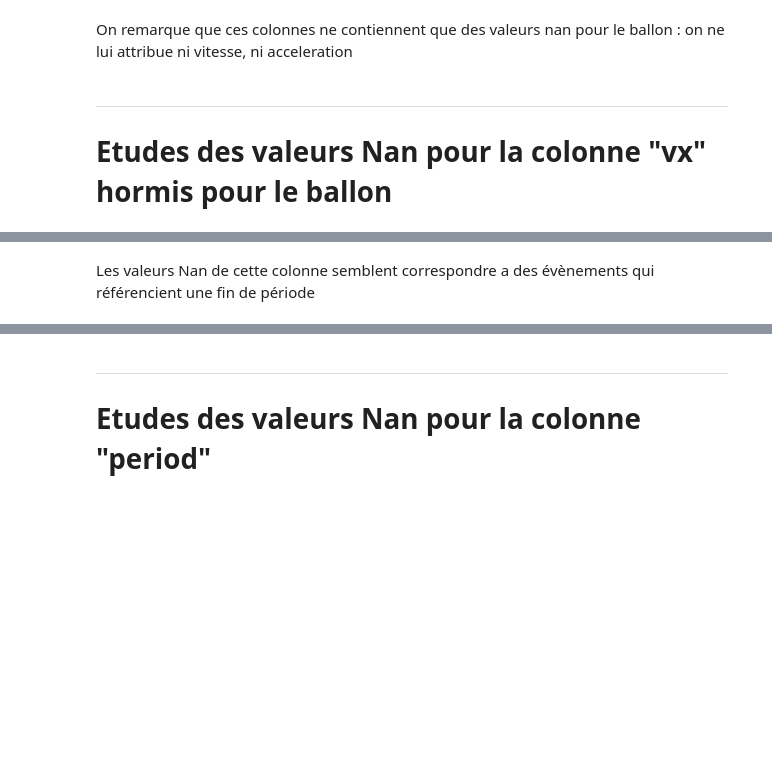
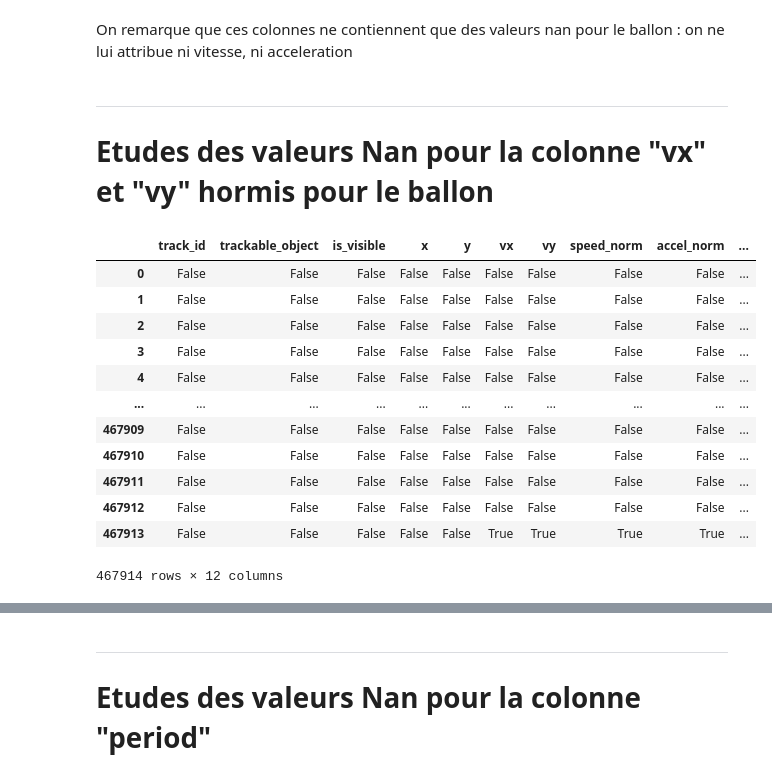
Before and after one commit to Nathan7128/PROJET-4A, a Jupyter notebook: Donnees_manquantes/freeze_frames_data.ipynb, the cells around one changed output, grey strips where cells are left out. Saved outputs shown, nothing was run; the diff lists cells and outputs as text; code cells hidden in the pictures; blank space fills up the shorter version.

```diff
--- a/Donnees_manquantes/freeze_frames_data.ipynb
+++ b/Donnees_manquantes/freeze_frames_data.ipynb
@@ -46,6 +51,22 @@ print(freeze_frames[freeze_frames.trackable_object == 55].vx.unique(),
 On remarque que ces colonnes ne contiennent que des valeurs nan pour le ballon : on ne lui attribue ni vitesse, ni acceleration
 # %% [markdown]
 ---
-# Etudes des valeurs Nan pour la colonne "vx" hormis pour le ballon
+# Etudes des valeurs Nan pour la colonne "vx" et "vy" hormis pour le ballon
+# %%
+freeze_frames.isna()
+# %% [output]
+|  | track_id | trackable_object | is_visible | x | y | vx | vy | speed_norm | accel_norm | ... |
+| 0 | False | False | False | False | False | False | False | False | False | ... |
+| 1 | False | False | False | False | False | False | False | False | False | ... |
+| 2 | False | False | False | False | False | False | False | False | False | ... |
+| 3 | False | False | False | False | False | False | False | False | False | ... |
+| 4 | False | False | False | False | False | False | False | False | False | ... |
+| ... | ... | ... | ... | ... | ... | ... | ... | ... | ... | ... |
+| 467909 | False | False | False | False | False | False | False | False | False | ... |
+| 467910 | False | False | False | False | False | False | False | False | False | ... |
+| 467911 | False | False | False | False | False | False | False | False | False | ... |
+| 467912 | False | False | False | False | False | False | False | False | False | ... |
+| 467913 | False | False | False | False | False | True | True | True | True | ... |
+467914 rows × 12 columns
 # %%
 # Index des frames correspondants a des valeurs Nan
@@ -70,5 +91,3 @@ freeze_frames.loc[index]
 | 264193 | 12742.0 | 12742.0 | 1 | 26.11 | -9.03 | NaN | NaN | NaN | NaN | ... |
 | 264194 | 34782.0 | 34782.0 | 0 | 12.99 | -13.73 | NaN | NaN | NaN | NaN | ... |
 | 264195 | 172065.0 | 172065.0 | 0 | 15.58 | -9.31 | NaN | NaN | NaN | NaN | ... |
-# %% [markdown]
-Les valeurs Nan de cette colonne semblent correspondre a des évènements qui référencient une fin de période
```
Also changed, not shown: parts of 3 cells of this notebook, 4 other files.
